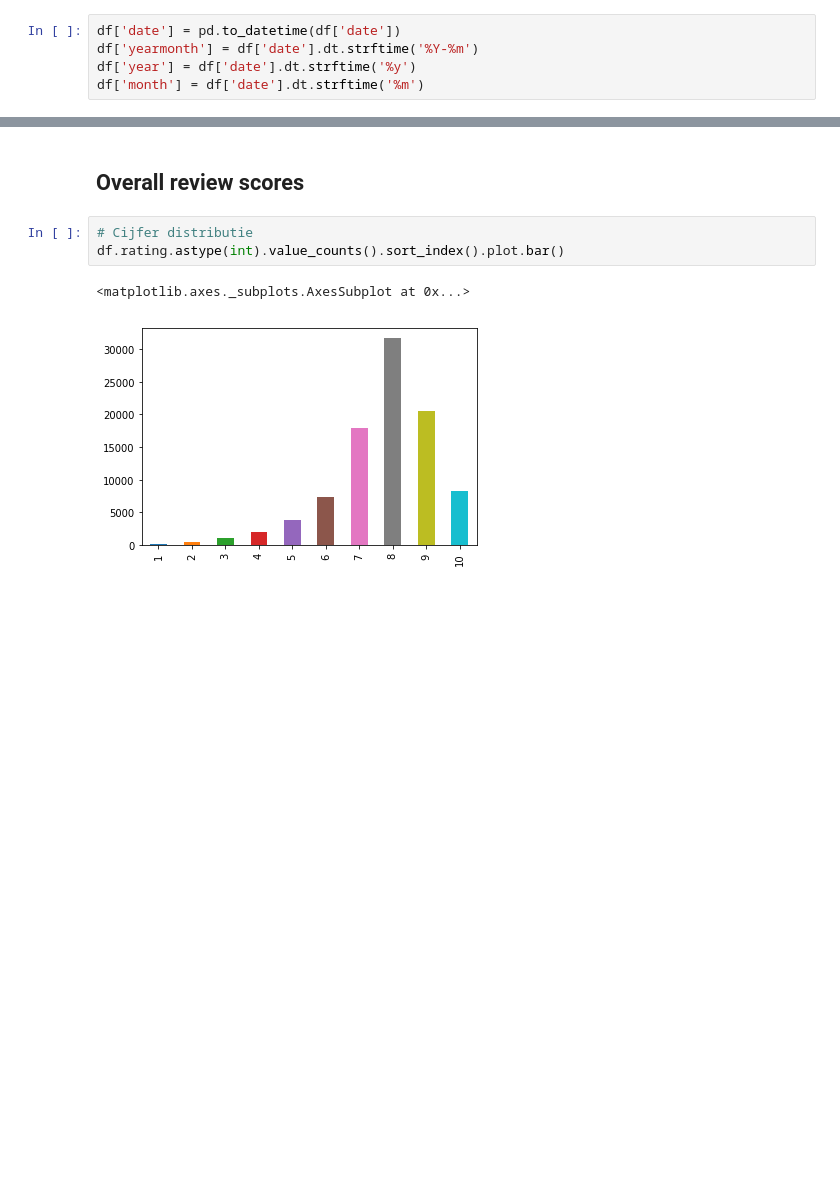
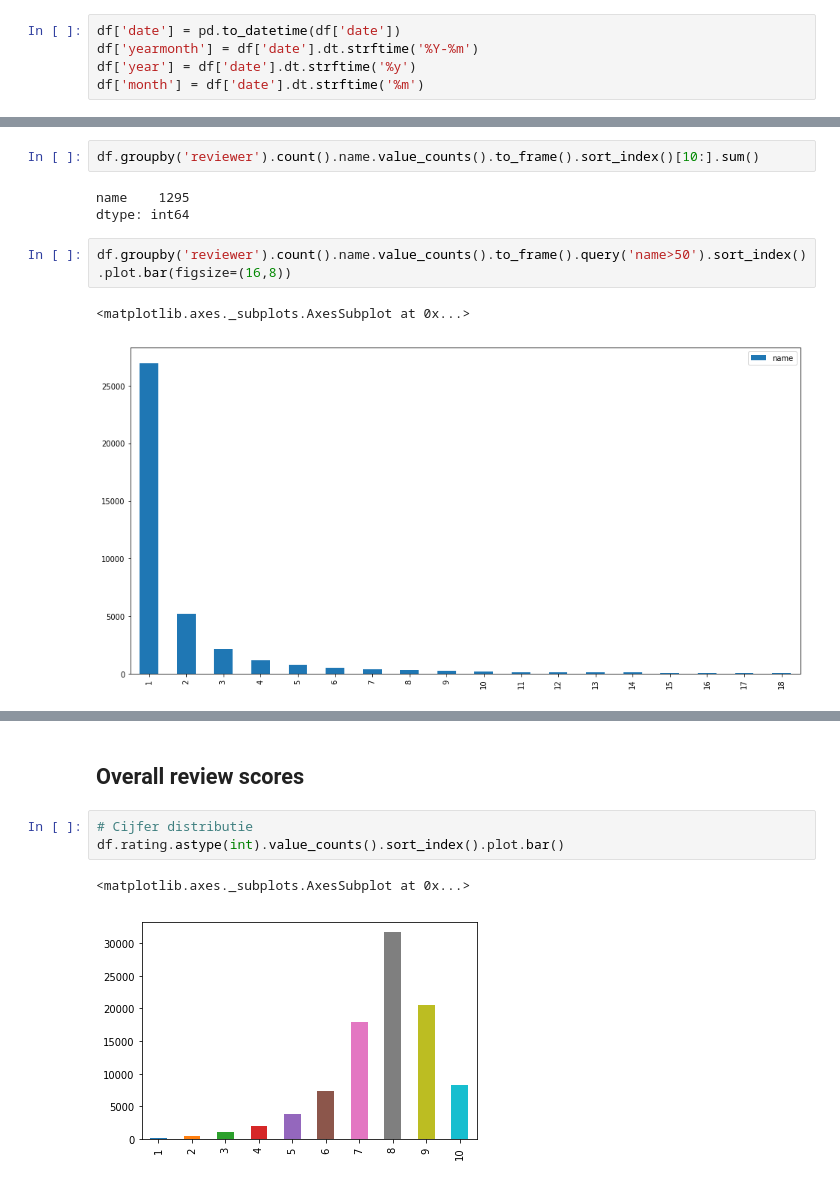
Before and after one commit to roelbertens/scrape_save_search, a Jupyter notebook: notebooks/analyse-reviews_rb.ipynb, the cells around one changed output, grey strips where cells are left out. Cells and saved outputs as stored; diff of their text form; blank space fills up the shorter version.

```diff
--- a/notebooks/analyse-reviews_rb.ipynb
+++ b/notebooks/analyse-reviews_rb.ipynb
@@ -114 +121,11 @@ df.head().T
 | month | 09 | 04 | 02 | 02 | 02 |
+# %%
+df.groupby('reviewer').count().name.value_counts().to_frame().sort_index()[10:].sum()
+# %% [output]
+name    1295
+dtype: int64
+# %%
+df.groupby('reviewer').count().name.value_counts().to_frame().query('name>50').sort_index().plot.bar(figsize=(16,8))
+# %% [output]
+<matplotlib.axes._subplots.AxesSubplot at 0x...>
+[figure, added]
```
Also changed, not shown: parts of 25 cells of this notebook, 1 other file.
